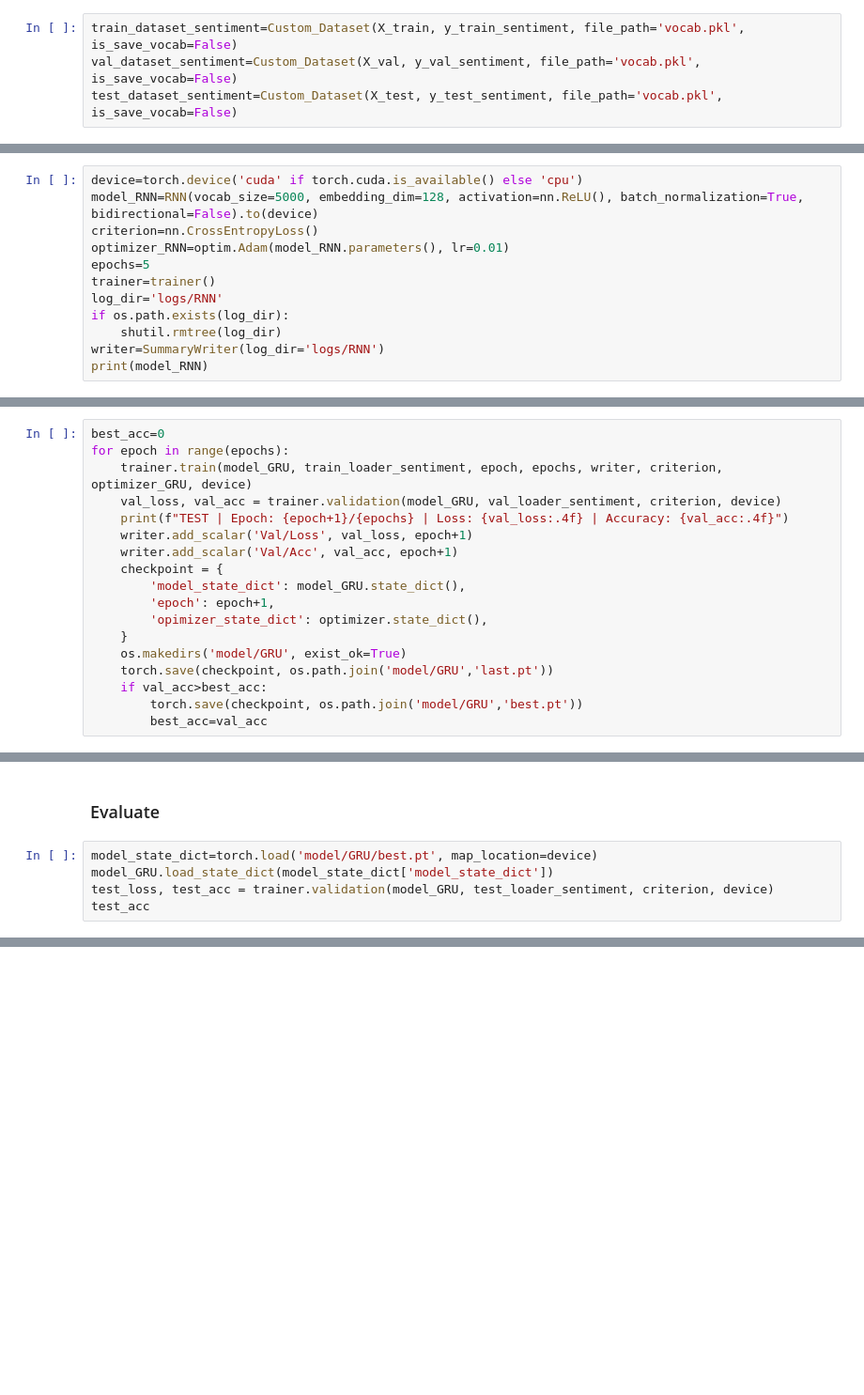
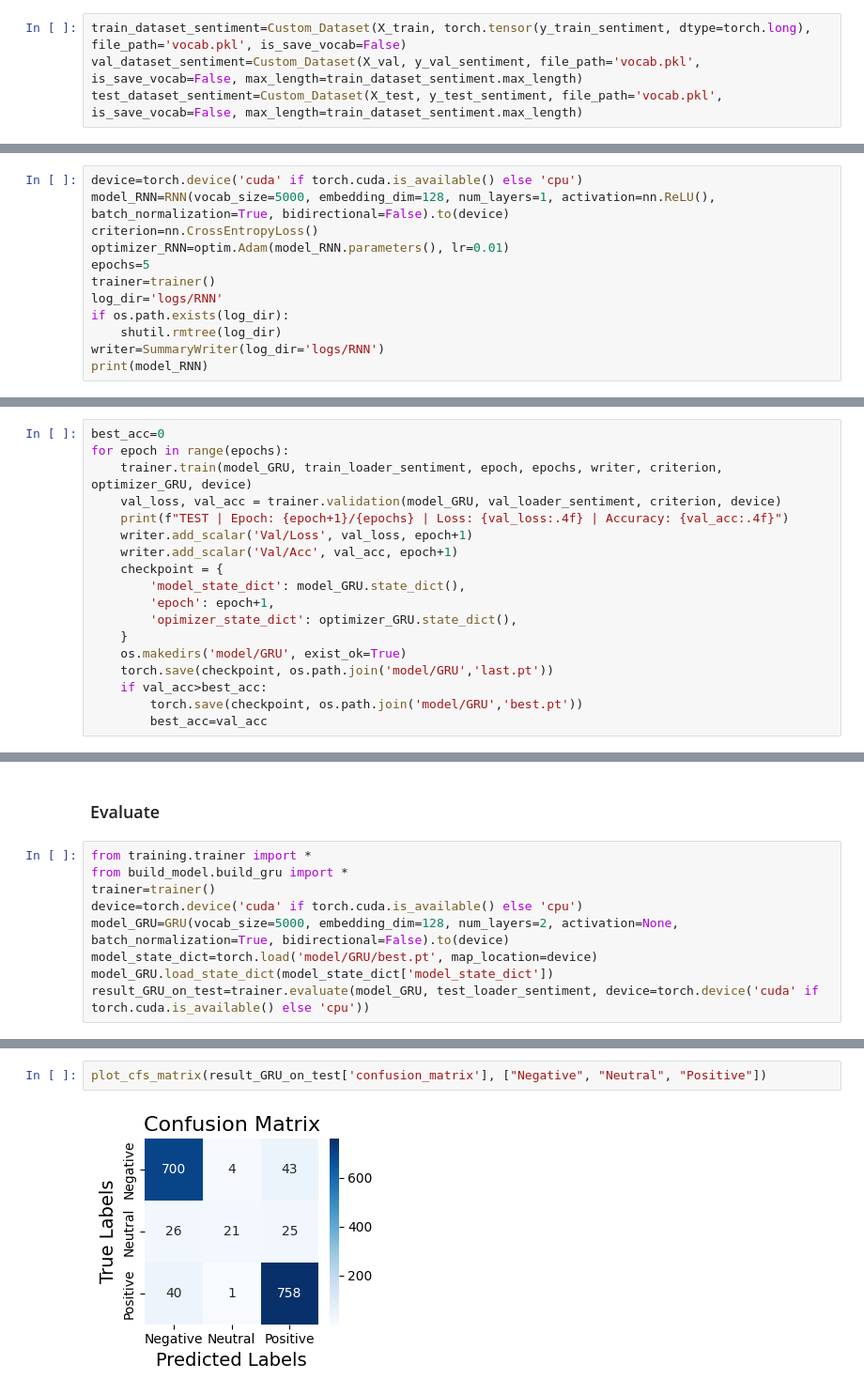
Before and after one commit to suncougn/Vietnamese-student-feedback-analysis, a Jupyter notebook: Student_feedback_analysis.ipynb, the cells around one changed output, grey strips where cells are left out. Shown at 94% size. Drawn from its saved outputs; the diff is of its cells as text; blank space fills up the shorter version.

```diff
--- a/Student_feedback_analysis.ipynb
+++ b/Student_feedback_analysis.ipynb
@@ -70,9 +71,9 @@ train_labels_oversampled = pd.Series(train_labels_oversampled)
 # %% [markdown]
 ## Sentiment
 # %%
-train_dataset_sentiment=Custom_Dataset(X_train, y_train_sentiment, file_path='vocab.pkl', is_save_vocab=False)
-val_dataset_sentiment=Custom_Dataset(X_val, y_val_sentiment, file_path='vocab.pkl', is_save_vocab=False)
-test_dataset_sentiment=Custom_Dataset(X_test, y_test_sentiment, file_path='vocab.pkl', is_save_vocab=False)
+train_dataset_sentiment=Custom_Dataset(X_train, torch.tensor(y_train_sentiment, dtype=torch.long), file_path='vocab.pkl', is_save_vocab=False)
+val_dataset_sentiment=Custom_Dataset(X_val, y_val_sentiment, file_path='vocab.pkl', is_save_vocab=False, max_length=train_dataset_sentiment.max_length)
+test_dataset_sentiment=Custom_Dataset(X_test, y_test_sentiment, file_path='vocab.pkl', is_save_vocab=False, max_length=train_dataset_sentiment.max_length)
 # %%
 train_loader_sentiment=DataLoader(train_dataset_sentiment, batch_size=16, shuffle=True)
 val_loader_sentiment=DataLoader(val_dataset_sentiment, batch_size=16, shuffle=True)
@@ -107,7 +93,7 @@ from torch.utils.tensorboard import SummaryWriter
 from training.trainer import *
 # %%
 device=torch.device('cuda' if torch.cuda.is_available() else 'cpu')
-model_RNN=RNN(vocab_size=5000, embedding_dim=128, activation=nn.ReLU(), batch_normalization=True, bidirectional=False).to(device)
+model_RNN=RNN(vocab_size=5000, embedding_dim=128, num_layers=1, activation=nn.ReLU(), batch_normalization=True, bidirectional=False).to(device)
 criterion=nn.CrossEntropyLoss()
 optimizer_RNN=optim.Adam(model_RNN.parameters(), lr=0.01)
 epochs=5
@@ -194,7 +174,7 @@ for epoch in range(epochs):
     checkpoint = {
         'model_state_dict': model_GRU.state_dict(),
         'epoch': epoch+1,
-        'opimizer_state_dict': optimizer.state_dict(),
+        'opimizer_state_dict': optimizer_GRU.state_dict(),
     }
     os.makedirs('model/GRU', exist_ok=True)
     torch.save(checkpoint, os.path.join('model/GRU','last.pt'))
@@ -210,7 +190,11 @@ TEST | Epoch: 5/5 | Loss: 0.0197 | Accuracy: 0.9196
 # %% [markdown]
 ### Evaluate
 # %%
+from training.trainer import *
+from build_model.build_gru import *
+trainer=trainer()
+device=torch.device('cuda' if torch.cuda.is_available() else 'cpu')
+model_GRU=GRU(vocab_size=5000, embedding_dim=128, num_layers=2, activation=None, batch_normalization=True, bidirectional=False).to(device)
 model_state_dict=torch.load('model/GRU/best.pt', map_location=device)
 model_GRU.load_state_dict(model_state_dict['model_state_dict'])
-test_loss, test_acc = trainer.validation(model_GRU, test_loader_sentiment, criterion, device)
-test_acc
+result_GRU_on_test=trainer.evaluate(model_GRU, test_loader_sentiment, device=torch.device('cuda' if torch.cuda.is_available() else 'cpu'))
@@ -285,0 +212,4 @@ plt.show()
+# %%
+plot_cfs_matrix(result_GRU_on_test['confusion_matrix'], ["Negative", "Neutral", "Positive"])
+# %% [output]
+[figure, added]
```
Also changed, not shown: parts of 24 cells of this notebook, 12 other files.
